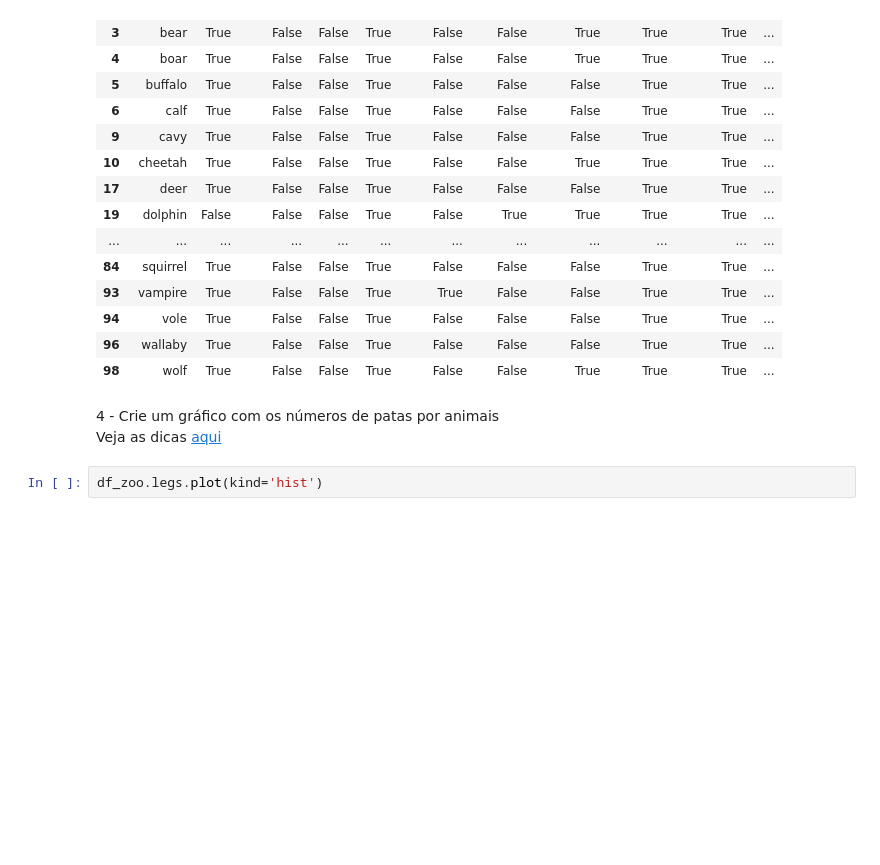
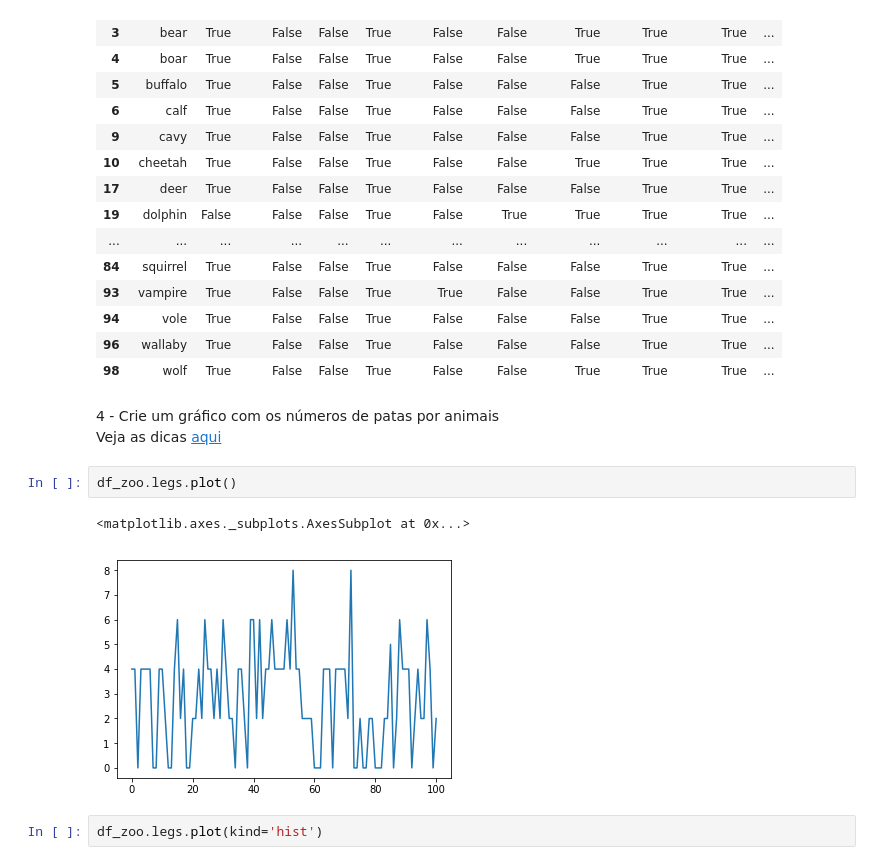
Before and after one commit to FGV-EMAp/FGV_Programming_Languages, a Jupyter notebook: Python/Exercicios/Exercicios_Revisao_A2.ipynb, the cells around one changed output. Saved outputs shown, nothing was run; the diff lists cells and outputs as text; blank space fills up the shorter version.

```diff
--- a/Python/Exercicios/Exercicios_Revisao_A2.ipynb
+++ b/Python/Exercicios/Exercicios_Revisao_A2.ipynb
@@ -111,6 +93,11 @@ df_zoo[df_zoo.type == 'mammal']
 # %% [markdown]
 4 - Crie um gráfico com os números de patas por animais
 Veja as dicas [aqui](https://pandas.pydata.org/pandas-docs/version/0.22/generated/pandas.DataFrame.plot.html)
+# %%
+df_zoo.legs.plot()
+# %% [output]
+<matplotlib.axes._subplots.AxesSubplot at 0x...>
+[figure, added]
 # %%
 df_zoo.legs.plot(kind='hist')
 # %% [output]
```
Also changed, not shown: parts of 10 cells of this notebook.
